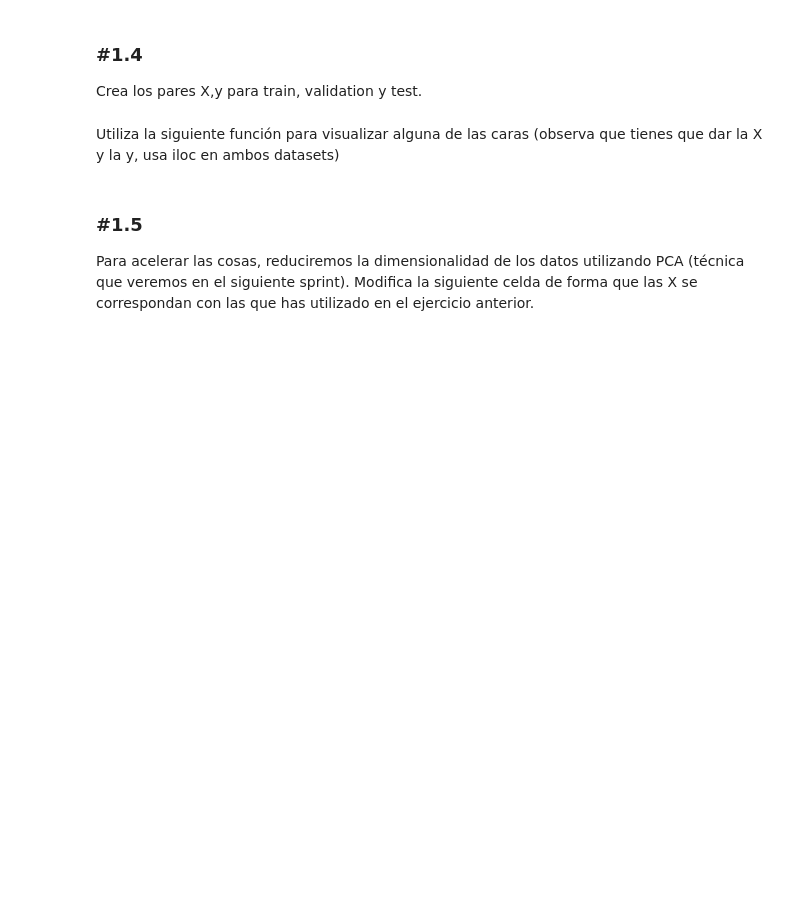
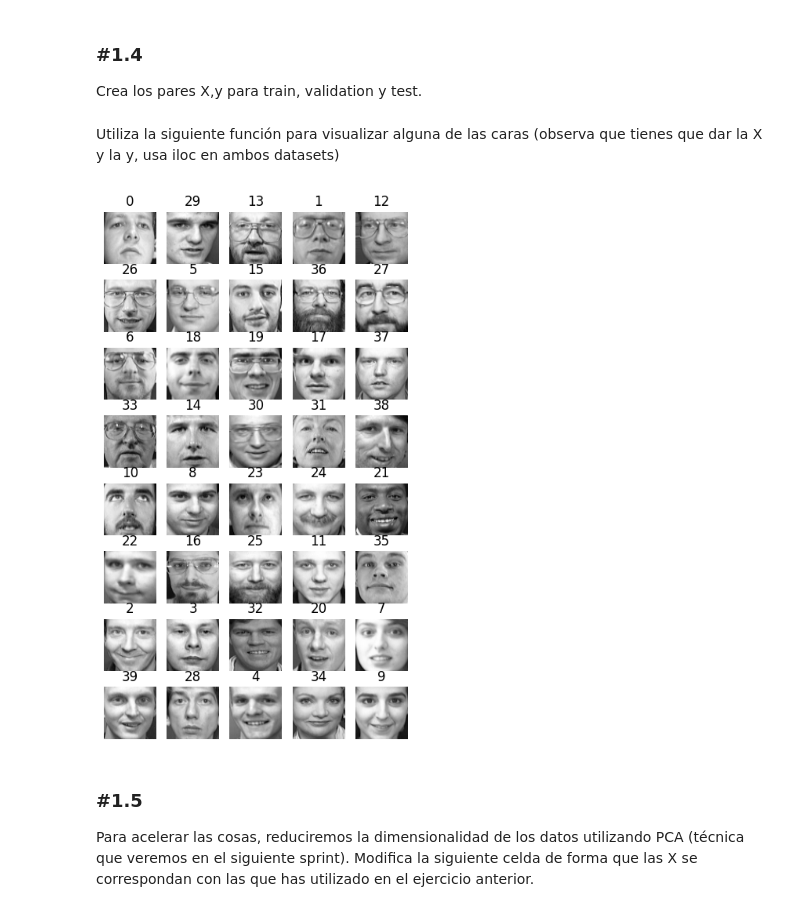
Before and after one commit to rebecaprg/DS-Online-Rebeca-Prior, a Jupyter notebook: 04_Machine_Learning/Sprint_13/Unidad_01_ML_No_Supervisado_Clustering_KMeans/03_Practica_Obligatoria/18_Practica_Obligatoria_Clustering_KMeans.ipynb, the cells around one changed output. Saved outputs shown, nothing was run; the diff lists cells and outputs as text; code cells hidden in the pictures; blank space fills up the shorter version.

```diff
--- a/04_Machine_Learning/Sprint_13/Unidad_01_ML_No_Supervisado_Clustering_KMeans/03_Practica_Obligatoria/18_Practica_Obligatoria_Clustering_KMeans.ipynb
+++ b/04_Machine_Learning/Sprint_13/Unidad_01_ML_No_Supervisado_Clustering_KMeans/03_Practica_Obligatoria/18_Practica_Obligatoria_Clustering_KMeans.ipynb
@@ -33,0 +107,5 @@ Aunque no lo vas a usar hasta el final de la práctica, muestra el target. Luego
+# %%
+df_olivetti_back = df.copy()
+# %%
+df_olivetti = df_olivetti_back.sample(len(df_olivetti_back), random_state= 42)
+df_olivetti.cara
@@ -39,10 +130,21 @@ Vamos a dividir en train y test, pero OJO RECUERDA QUE EN LOS PROBLEMAS NO SUPER
 Por tanto, divídelo en un conjunto de entrenamiento, un conjunto de validación y un conjunto de pruebas (80-10-10). Dado que el conjunto de datos es bastante pequeño, emplea un muestreo estratificado para asegurarse de que haya el mismo número de imágenes por persona en cada conjunto (estratificando por la columna que contenga el target)
 
 NOTA: No hemos hecho hasta ahora la separación en tres sets, investiga por tu cuenta o bien haz primero un split 90-10 y luego otro split 89-11 sobre el de 80 (para que de los números aproximados), por ejemplo.
+# %%
+train_set, val_test_set = train_test_split(df_olivetti, test_size = 80, stratify= df_olivetti["cara"], random_state= 42)
+validation_set, test_set = train_test_split(val_test_set, test_size = 40, stratify= val_test_set["cara"], random_state= 43)
 # %% [markdown]
 ### #1.4
 
 Crea los pares X,y para train, validation y test.
+# %%
+X_train = train_set.drop("cara", axis = 1)
+X_valid = validation_set.drop("cara", axis = 1)
+X_test = test_set.drop("cara", axis = 1)
+
+y_train = train_set["cara"]
+y_valid = validation_set["cara"]
+y_test = test_set["cara"]
 # %% [markdown]
 Utiliza la siguiente función para visualizar alguna de las caras (observa que tienes que dar la X y la y, usa iloc en ambos datasets)
 # %%
@@ -56,6 +158,10 @@ def plot_faces(faces, labels, n_cols=5):
         plt.axis("off")
         plt.title(label)
     plt.show()
+# %%
+plot_faces(X_valid.values, y_valid)
+# %% [output]
+[figure, added]
 # %% [markdown]
 ### #1.5
 
```
Also changed, not shown: parts of 19 cells of this notebook, 1 other file.
